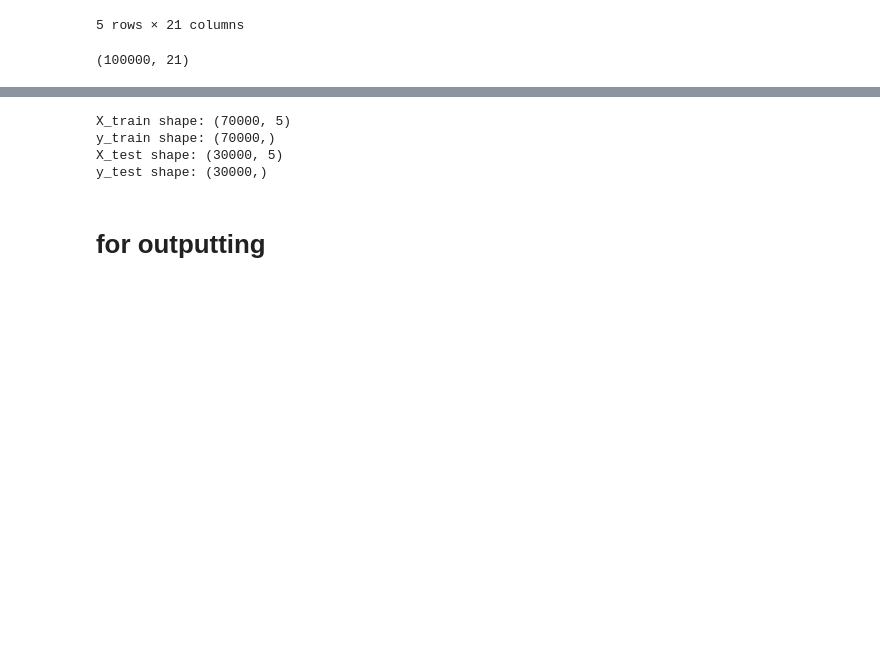
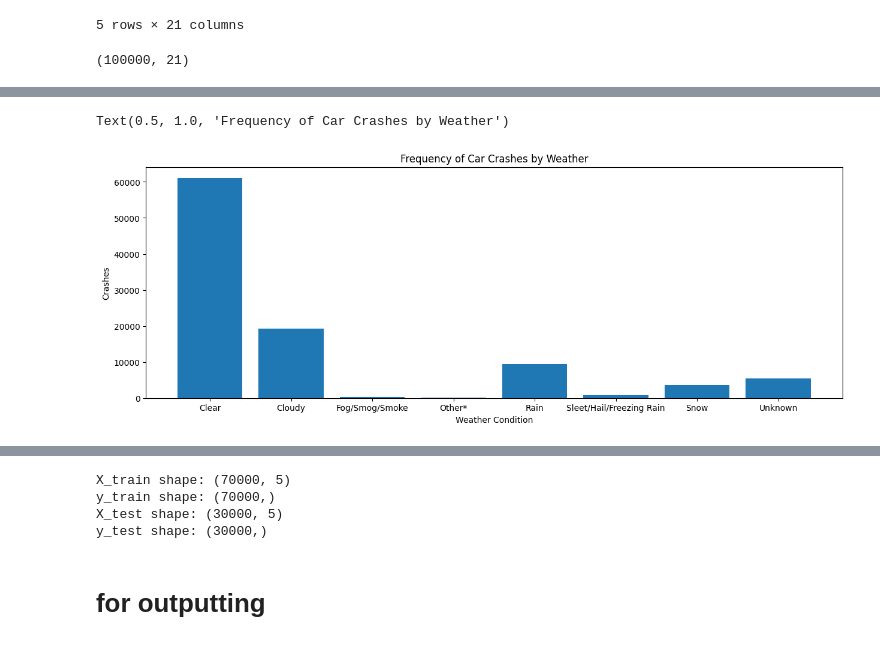
Before and after one commit to Azmine29/MachineLearningProject-, a Jupyter notebook: crashes.ipynb, the cells around one changed output, grey strips where cells are left out. Drawn from its saved outputs; the diff is of its cells as text; code cells hidden in the pictures; blank space fills up the shorter version.

```diff
--- a/crashes.ipynb
+++ b/crashes.ipynb
@@ -42,0 +58,14 @@ df.shape
+# %%
+filtered = df["Weather Conditions"].value_counts().sort_index()
+
+road_desc = filtered.index.tolist()
+frequency = filtered.values.tolist()
+
+plt.figure(figsize=(15, 5))
+plt.bar(road_desc, frequency)
+plt.xlabel("Weather Condition")
+plt.ylabel("Crashes")
+plt.title("Frequency of Car Crashes by Weather")
+# %% [output]
+Text(0.5, 1.0, 'Frequency of Car Crashes by Weather')
+[figure, added]
```
Also changed, not shown: parts of 8 cells of this notebook, 1 other file.
